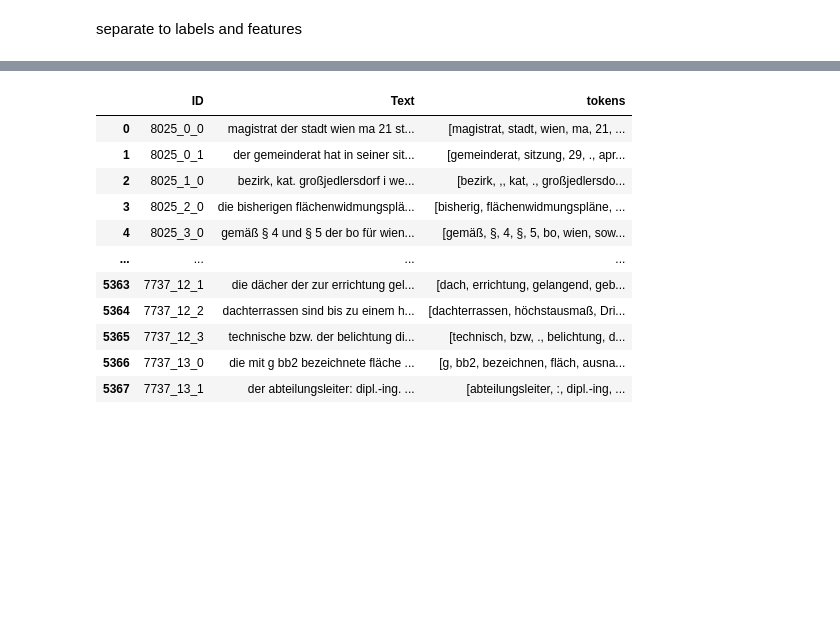
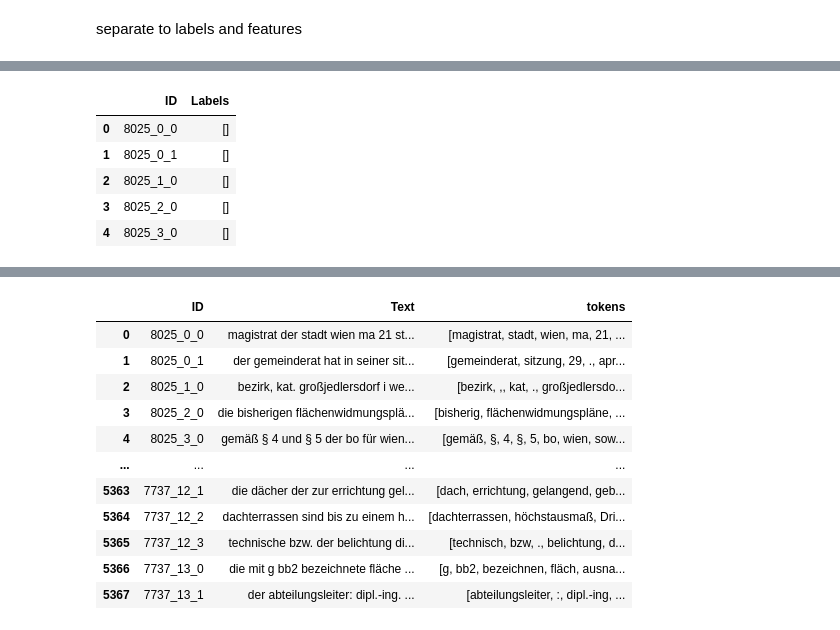
Before and after one commit to WebSchw/Tempo, a Jupyter notebook: docs/Martin_Notebook.ipynb, the cells around one changed output, grey strips where cells are left out. Saved outputs shown, nothing was run; the diff lists cells and outputs as text; code cells hidden in the pictures; blank space fills up the shorter version.

```diff
--- a/docs/Martin_Notebook.ipynb
+++ b/docs/Martin_Notebook.ipynb
@@ -33,6 +40,15 @@ valid_df=pd.read_csv(data_path+'valid_data.csv')
 # %%
 train_features =   train_df.iloc[:,[0,1]].copy()
 train_labels =  train_df.iloc[:,[0,2]].copy()
+# %%
+train_labels.head()
+# %% [output]
+|  | ID | Labels |
+| 0 | 8025_0_0 | [] |
+| 1 | 8025_0_1 | [] |
+| 2 | 8025_1_0 | [] |
+| 3 | 8025_2_0 | [] |
+| 4 | 8025_3_0 | [] |
 # %%
 nlp=stanza.Pipeline(processors="tokenize,mwt,lemma", lang="de")
 def tokenize(input: str):
```
Also changed, not shown: parts of 23 cells of this notebook.
